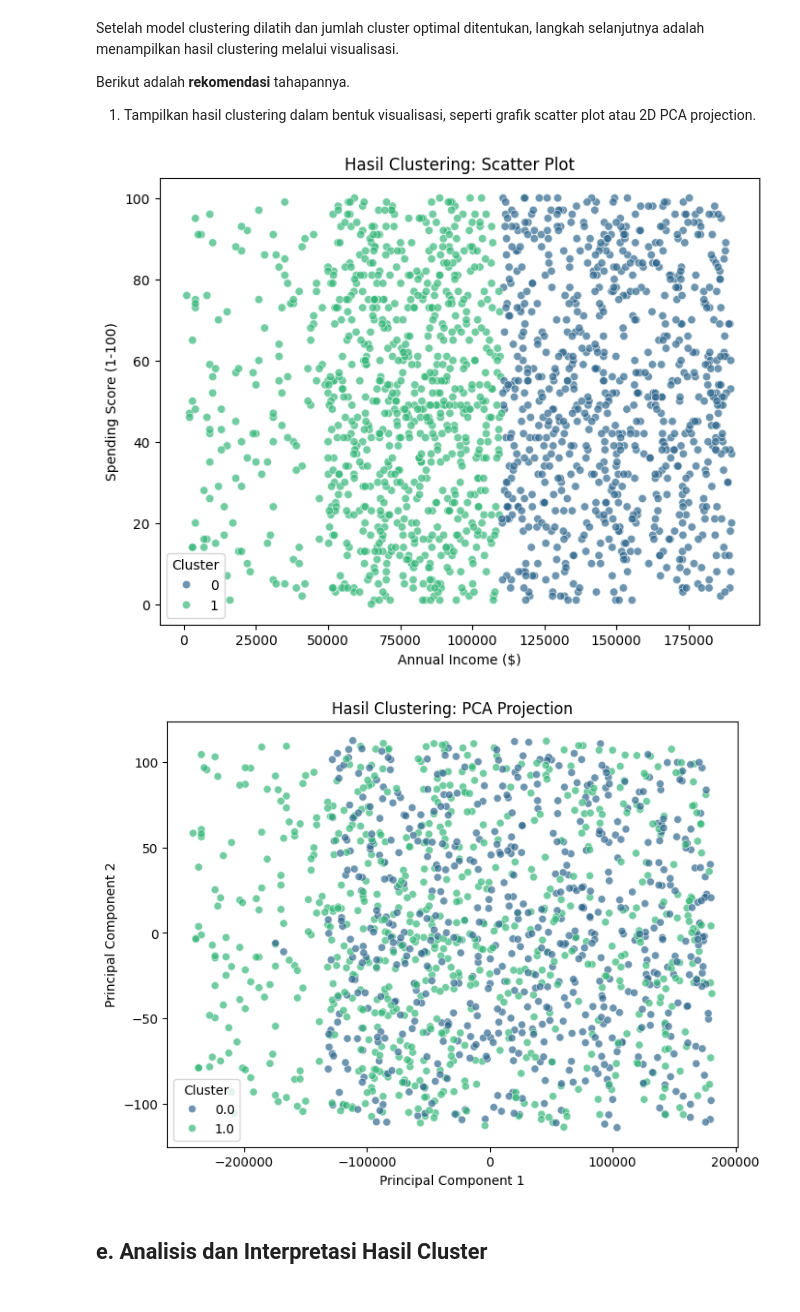
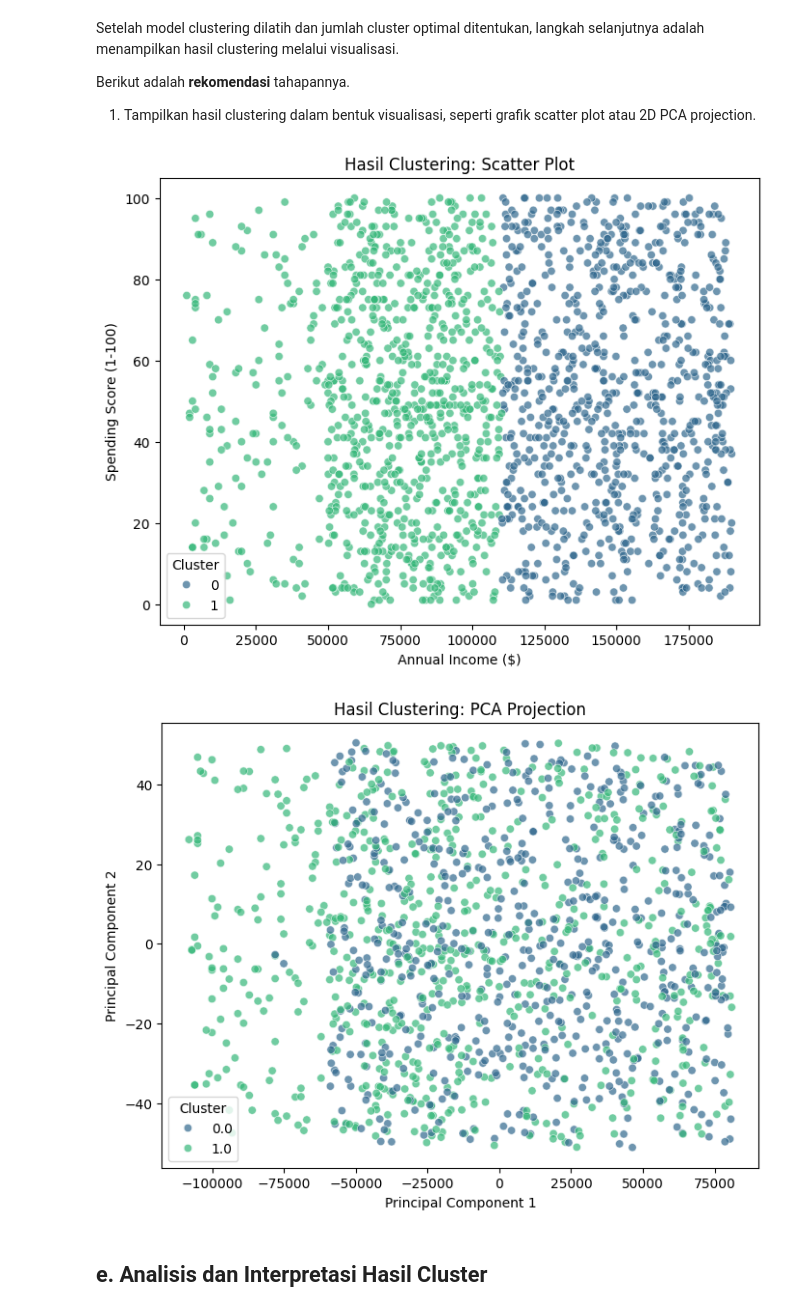
Before and after one commit to faarismuda/Dicoding-ML-Shop-Customers, a Jupyter notebook: [Clustering]_Submission_Akhir_BMLP_Faaris Muda Dwi Nugraha.ipynb, the cells around one changed output. Drawn from its saved outputs; the diff is of its cells as text; code cells hidden in the pictures.

```diff
--- a/[Clustering]_Submission_Akhir_BMLP_Faaris Muda Dwi Nugraha.ipynb
+++ b/[Clustering]_Submission_Akhir_BMLP_Faaris Muda Dwi Nugraha.ipynb
@@ -43,7 +58,7 @@ Pada tahap ini, Anda perlu memuat dataset ke dalam notebook. Jika dataset dalam
 
 Jika dataset berada di Google Drive, pastikan Anda menghubungkan Google Drive ke Colab terlebih dahulu. Setelah dataset berhasil dimuat, langkah berikutnya adalah memeriksa kesesuaian data dan siap untuk dianalisis lebih lanjut.
 # %%
-df = pd.read_csv("https://raw.githubusercontent.com/faarismuda/Clustering-Shop-Customers/main/Dataset/shop_customers.csv")
+df = pd.read_csv("https://raw.githubusercontent.com/faarismuda/Dicoding-ML-Shop-Customers/main/Dataset/shop_customers.csv")
 df.head()
 # %% [output]
 |  | CustomerID | Gender | Age | Annual Income ($) | Spending Score (1-100) | Profession | Work Experience | ... |
@@ -328,7 +346,7 @@ Pada tahap ini, Anda membangun model clustering dengan memilih algoritma yang se
 # %%
 # Inisialisasi VarianceThreshold dengan threshold=0.0 (menghapus fitur dengan variansi nol)
 selector = VarianceThreshold(threshold=0.0)
-features_selected = selector.fit_transform(df_features)
+features_selected = selector.fit_transform(df)
 
 print("\nBentuk fitur setelah seleksi:", features_selected.shape)
 # %% [output]
@@ -384,8 +402,8 @@ kmeans_final = KMeans(n_clusters=optimal_k, random_state=42)
 cluster_labels = kmeans_final.fit_predict(features_selected)
 
 # Menambahkan label cluster ke dataset asli (atau dataset fitur)
-df_features['Cluster'] = cluster_labels
+df['Cluster'] = cluster_labels
 print("\nDataset dengan label cluster:")
-print(df_features.head())
+print(df.head())
 # %% [output]
 Dataset dengan label cluster:
@@ -434,29 +449,29 @@ Berikut adalah **rekomendasi** tahapannya.
 # %%
 # Visualisasi hasil clustering dengan scatter plot
 plt.figure(figsize=(8, 6))
-sns.scatterplot(x=df_features['Annual Income ($)'], y=df_features['Spending Score (1-100)'], hue=df_features['Cluster'], palette='viridis', alpha=0.7)
+sns.scatterplot(x=df['Annual Income ($)'], y=df['Spending Score (1-100)'], hue=df['Cluster'], palette='viridis', alpha=0.7)
 plt.title("Hasil Clustering: Scatter Plot")
 plt.xlabel("Annual Income ($)")
 plt.ylabel("Spending Score (1-100)")
 plt.legend(title="Cluster")
 plt.show()
 
 # Visualisasi hasil clustering dengan PCA Projection
 pca = PCA(n_components=2)
-pca_result = pca.fit_transform(df_features.drop(columns=['Cluster']))
+pca_result = pca.fit_transform(df.drop(columns=['Cluster']))
 
 df_pca = pd.DataFrame(pca_result, columns=['PC1', 'PC2'])
-df_pca['Cluster'] = df_features['Cluster']
+df_pca['Cluster'] = df['Cluster']
 
 plt.figure(figsize=(8, 6))
 sns.scatterplot(x=df_pca['PC1'], y=df_pca['PC2'], hue=df_pca['Cluster'], palette='viridis', alpha=0.7)
 plt.title("Hasil Clustering: PCA Projection")
 plt.xlabel("Principal Component 1")
 plt.ylabel("Principal Component 2")
 plt.legend(title="Cluster")
 plt.show()
 # %% [output]
 [figure]
-[figure, old version]
+[figure, new version]
 # %% [markdown]
 ## **e. Analisis dan Interpretasi Hasil Cluster**
```
Also changed, not shown: parts of 9 cells of this notebook.
